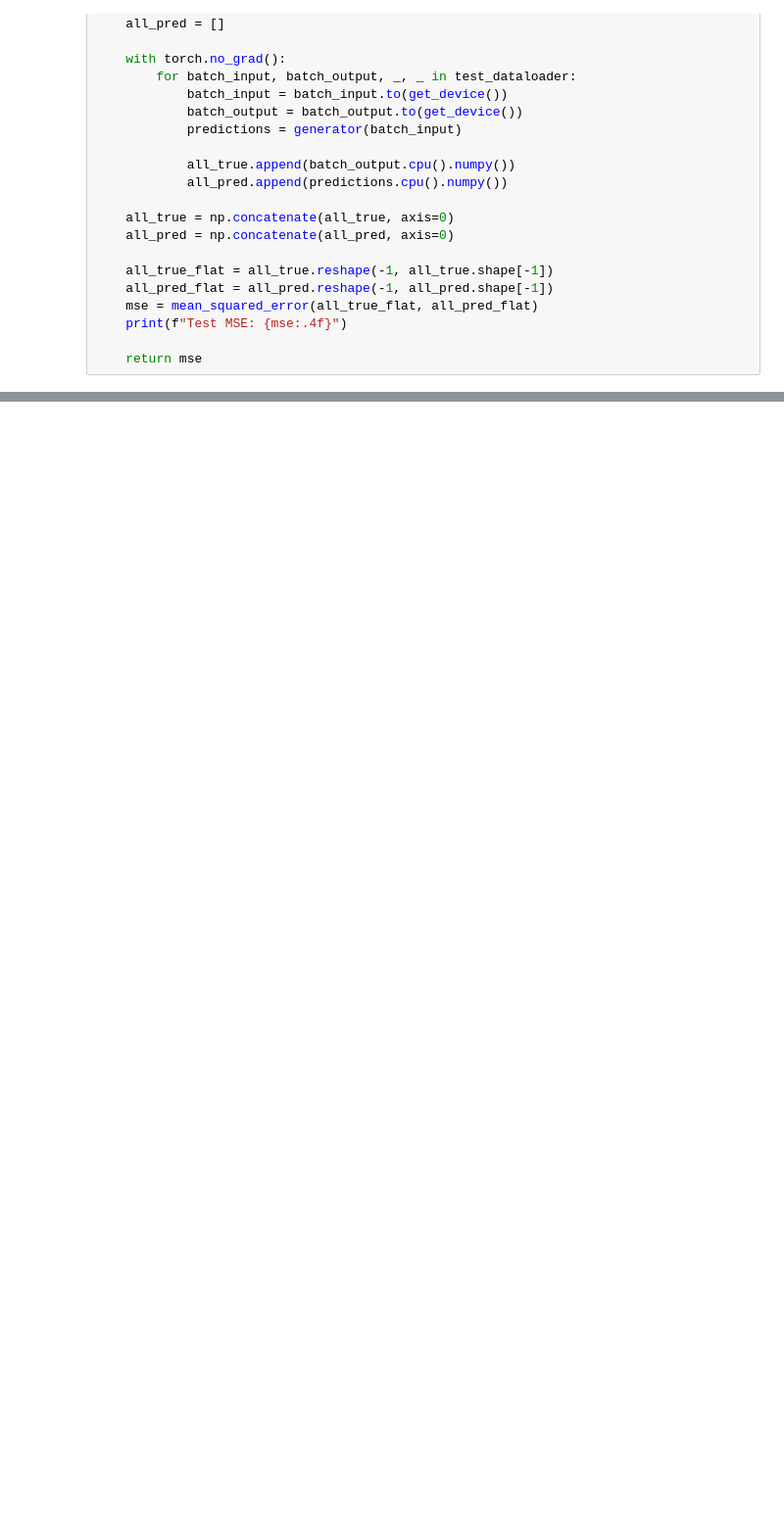
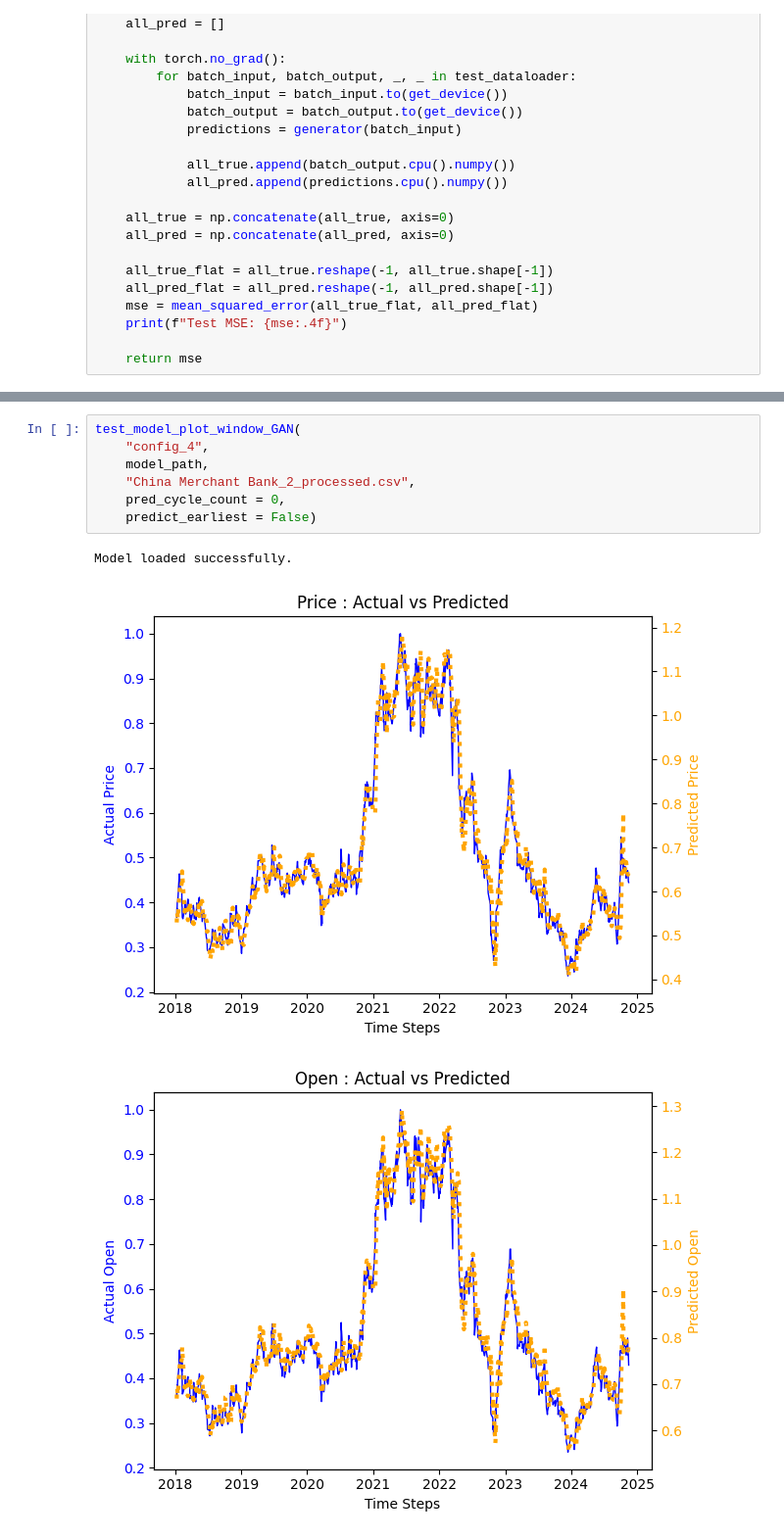
Before and after one commit to Ahmedh12/OHLC-Prices-Predictor, a Jupyter notebook: notebooks/model_verification_GAN.ipynb, the cells around one changed output, grey strips where cells are left out. Shown at 98% size. Cells and saved outputs as stored; diff of their text form; blank space fills up the shorter version.

```diff
--- a/notebooks/model_verification_GAN.ipynb
+++ b/notebooks/model_verification_GAN.ipynb
@@ -441,0 +570,11 @@ Model loaded successfully.
+# %%
+test_model_plot_window_GAN(
+    "config_4",
+    model_path,
+    "China Merchant Bank_2_processed.csv",
+    pred_cycle_count = 0,
+    predict_earliest = False)
+# %% [output]
+Model loaded successfully.
+[figure, added]
+[figure, added]
```
Also changed, not shown: parts of 13 cells of this notebook.
